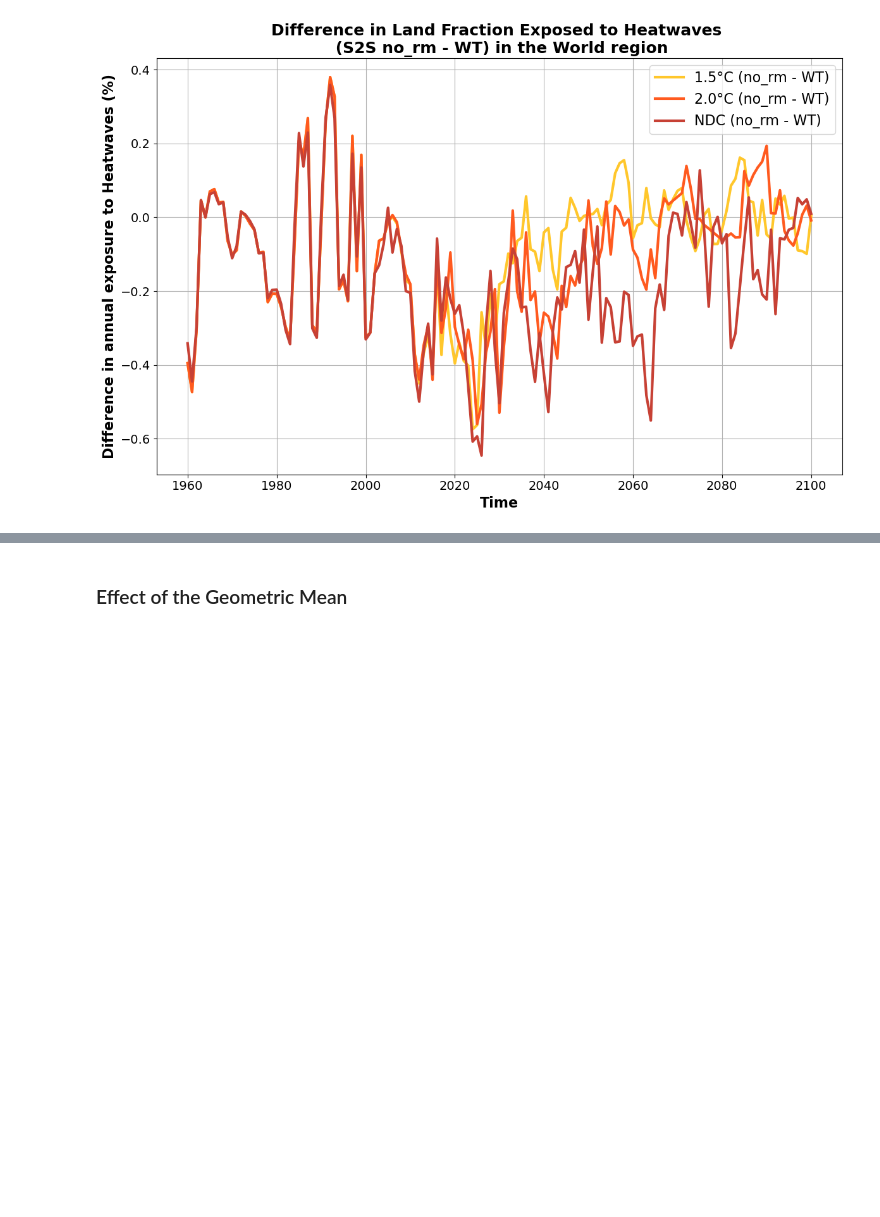
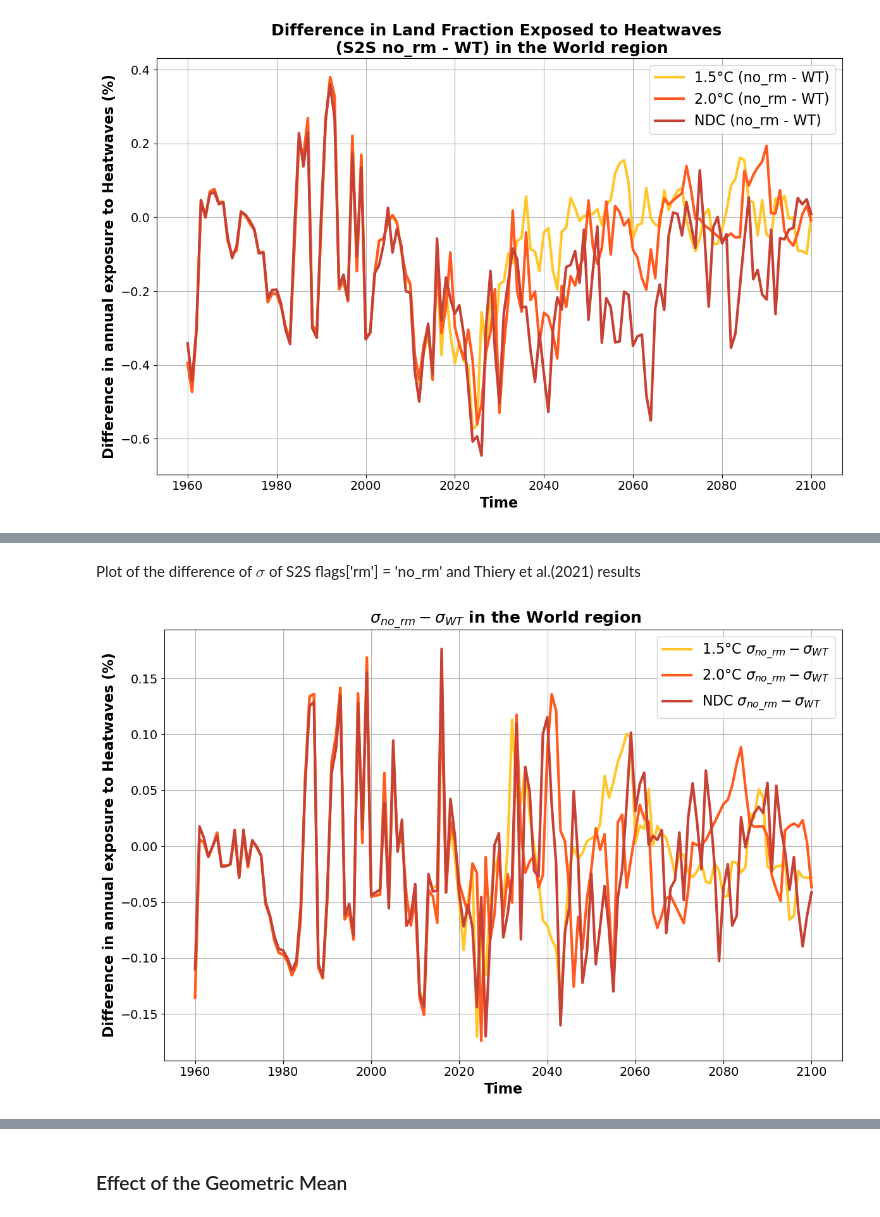
Before and after one commit to AmauryLaridon/Source2Suffering, a Jupyter notebook: sandbox/validation_backward_compatibility.ipynb, the cells around one changed output, grey strips where cells are left out. Cells and saved outputs as stored; diff of their text form; code cells hidden in the pictures; blank space fills up the shorter version.

```diff
--- a/sandbox/validation_backward_compatibility.ipynb
+++ b/sandbox/validation_backward_compatibility.ipynb
@@ -395,0 +495,52 @@ plt.show()
+# %% [markdown]
+Plot of the difference of $\sigma$ of S2S flags['rm'] = 'no_rm' and Thiery et al.(2021) results
+# %%
+plt.close('all')
+
+plt.figure(figsize=(12, 8))
+
+# Tracer la différence (no_rm - rm) pour chaque scénario
+plt.plot(
+    year_range[:-13],
+    ((y_std_15_no_rm)*100 - WT_landfrac_15_plot_mms),
+    linestyle='-',
+    color=GMT_color[0],
+    label=GMT_label[0] + r' $\sigma_{no\_rm} - \sigma_{WT}$',
+    lw=3
+)
+
+plt.plot(
+    year_range[:-13],
+    ((y_std_20_no_rm)*100 - WT_landfrac_20_plot_mms),
+    linestyle='-',
+    color=GMT_color[1],
+    label=GMT_label[1] + r' $\sigma_{no\_rm} - \sigma_{WT}$',
+    lw=3
+)
+
+plt.plot(
+    year_range[:-13],
+    ((y_std_NDC_no_rm)*100- WT_landfrac_NDC_plot_mms),
+    linestyle='-',
+    color=GMT_color[2],
+    label=GMT_label[2] + r' $\sigma_{no\_rm} - \sigma_{WT}$',
+    lw=3
+)
+
+# Mise en forme du graphique
+plt.title(
+    r' $\sigma_{no\_rm} - \sigma_{WT}$' +' in the {} region'.format(region_name),
+    fontsize=18,
+    fontweight='bold'
+)
+plt.xlabel("Time", fontsize=16, fontweight='bold')
+plt.ylabel("Difference in annual exposure to {} (%)".format(extr_name), fontsize=16, fontweight='bold')
+plt.xticks(fontsize=14)
+plt.yticks(fontsize=14)
+plt.grid(True)
+plt.tight_layout()
+plt.legend(fontsize=16)
+plt.savefig(scripts_dir + '/figures/source2suffering/validation_backward_compatibility/fig9_std_lfe_gmt_original_no_rm_thiery_et_al_diff.png')
+plt.show()
+# %% [output]
+[figure, added]
```
Also changed, not shown: parts of 28 cells of this notebook, 22 other files.
